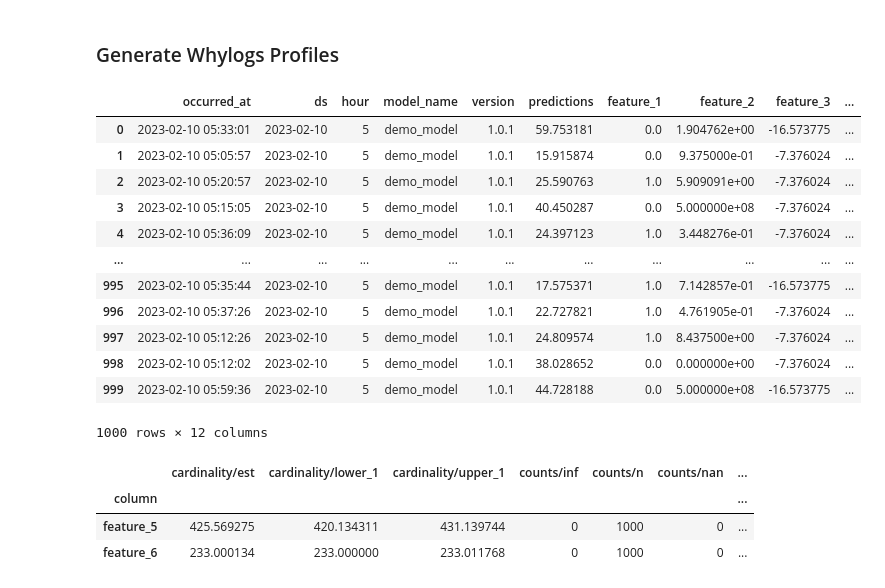
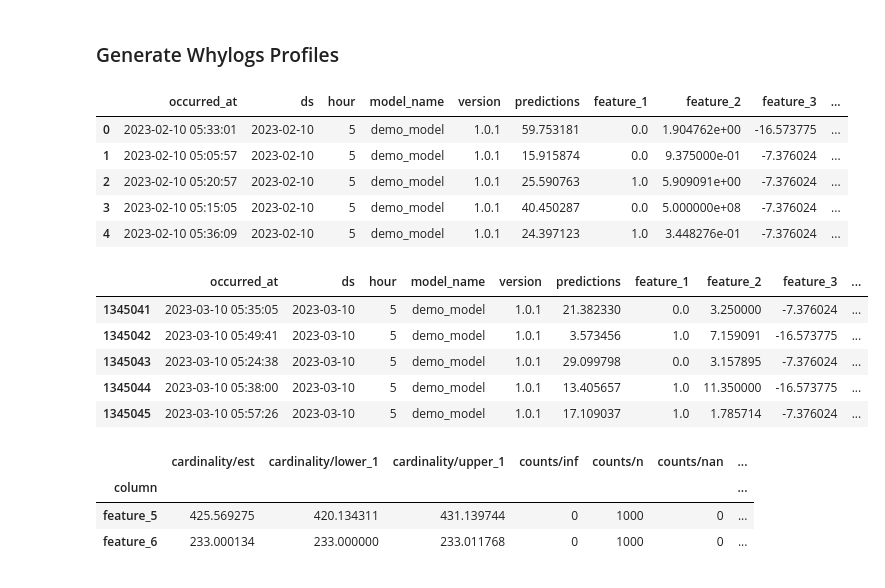
Before and after one commit to anindya-saha/pydata-seattle, a Jupyter notebook: Distributed-profiling.ipynb, the cells around one changed output. Cells and saved outputs as stored; diff of their text form; code cells hidden in the pictures.

```diff
--- a/Distributed-profiling.ipynb
+++ b/Distributed-profiling.ipynb
@@ -108,4 +106,4 @@ def extract_features(model_logs_df: pd.DataFrame) -> pd.DataFrame:
     model_logs_df['occurred_at'] = model_logs_df['occurred_at'].apply(lambda x: x.replace(microsecond=0))
     model_logs_df['ds'] = model_logs_df['occurred_at'].apply(lambda x: x.strftime("%Y-%m-%d"))
     model_logs_df['hour'] = model_logs_df['occurred_at'].apply(lambda x: x.hour)
-    return pd.concat([model_logs_df[['occurred_at', 'ds', 'hour', 'model_name', 'version', 'predictions']], feature_df], axis=1)
+    return pd.merge(model_logs_df[['occurred_at', 'ds', 'hour', 'model_name', 'version', 'predictions']], feature_df, left_index=True, right_index=True)
@@ -181,7 +183,7 @@ from whylogs import DatasetProfileView
 # %%
 feb_test_df = features_df[(features_df['ds'] == '2023-02-10') & (features_df['hour'] == 5)]
 # %%
-feb_test_df
+feb_test_df.head(5)
 # %% [output]
 |  | occurred_at | ds | hour | model_name | version | predictions | feature_1 | feature_2 | feature_3 | ... |
 | 0 | 2023-02-10 05:33:01 | 2023-02-10 | 5 | demo_model | 1.0.1 | 59.753181 | 0.0 | 1.904762e+00 | -16.573775 | ... |
@@ -189,17 +191,19 @@ feb_test_df
 | 2 | 2023-02-10 05:20:57 | 2023-02-10 | 5 | demo_model | 1.0.1 | 25.590763 | 1.0 | 5.909091e+00 | -7.376024 | ... |
 | 3 | 2023-02-10 05:15:05 | 2023-02-10 | 5 | demo_model | 1.0.1 | 40.450287 | 0.0 | 5.000000e+08 | -7.376024 | ... |
 | 4 | 2023-02-10 05:36:09 | 2023-02-10 | 5 | demo_model | 1.0.1 | 24.397123 | 1.0 | 3.448276e-01 | -7.376024 | ... |
-| ... | ... | ... | ... | ... | ... | ... | ... | ... | ... | ... |
-| 995 | 2023-02-10 05:35:44 | 2023-02-10 | 5 | demo_model | 1.0.1 | 17.575371 | 1.0 | 7.142857e-01 | -16.573775 | ... |
-| 996 | 2023-02-10 05:37:26 | 2023-02-10 | 5 | demo_model | 1.0.1 | 22.727821 | 1.0 | 4.761905e-01 | -7.376024 | ... |
-| 997 | 2023-02-10 05:12:26 | 2023-02-10 | 5 | demo_model | 1.0.1 | 24.809574 | 1.0 | 8.437500e+00 | -7.376024 | ... |
-| 998 | 2023-02-10 05:12:02 | 2023-02-10 | 5 | demo_model | 1.0.1 | 38.028652 | 0.0 | 0.000000e+00 | -7.376024 | ... |
-| 999 | 2023-02-10 05:59:36 | 2023-02-10 | 5 | demo_model | 1.0.1 | 44.728188 | 0.0 | 5.000000e+08 | -16.573775 | ... |
-1000 rows × 12 columns
 # %%
 feb_whylogs_prof = why.log(feb_test_df[['feature_5', 'feature_6']]).view()
 # %%
 mar_test_df = features_df[(features_df['ds'] == '2023-03-10') & (features_df['hour'] == 5)]
+# %%
+mar_test_df.head(5)
+# %% [output]
+|  | occurred_at | ds | hour | model_name | version | predictions | feature_1 | feature_2 | feature_3 | ... |
+| 1345041 | 2023-03-10 05:35:05 | 2023-03-10 | 5 | demo_model | 1.0.1 | 21.382330 | 0.0 | 3.250000 | -7.376024 | ... |
+| 1345042 | 2023-03-10 05:49:41 | 2023-03-10 | 5 | demo_model | 1.0.1 | 3.573456 | 1.0 | 7.159091 | -16.573775 | ... |
+| 1345043 | 2023-03-10 05:24:38 | 2023-03-10 | 5 | demo_model | 1.0.1 | 29.099798 | 0.0 | 3.157895 | -7.376024 | ... |
+| 1345044 | 2023-03-10 05:38:00 | 2023-03-10 | 5 | demo_model | 1.0.1 | 13.405657 | 1.0 | 11.350000 | -16.573775 | ... |
+| 1345045 | 2023-03-10 05:57:26 | 2023-03-10 | 5 | demo_model | 1.0.1 | 17.109037 | 1.0 | 1.785714 | -7.376024 | ... |
 # %%
 mar_whylogs_prof = why.log(mar_test_df[['feature_5', 'feature_6']]).view()
 # %%
```
Also changed, not shown: parts of 10 cells of this notebook, 1 other file.
